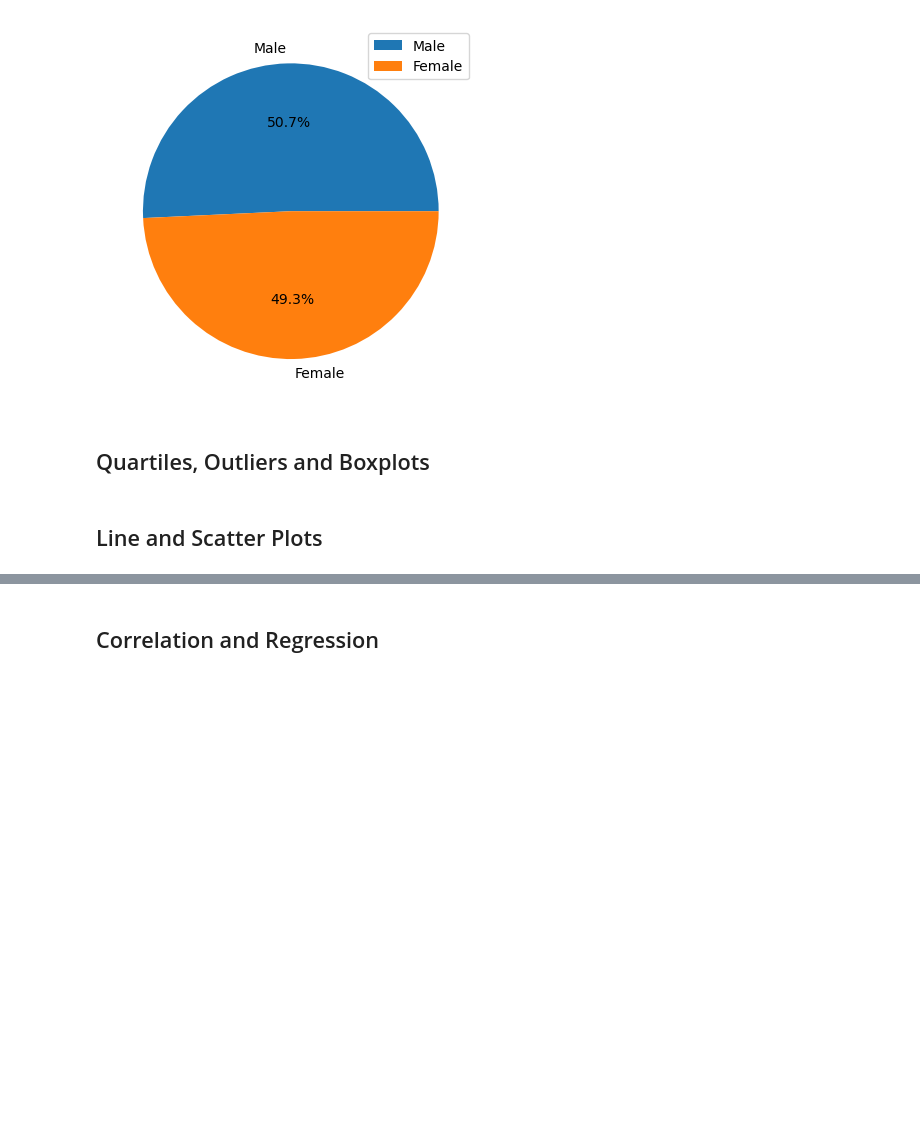
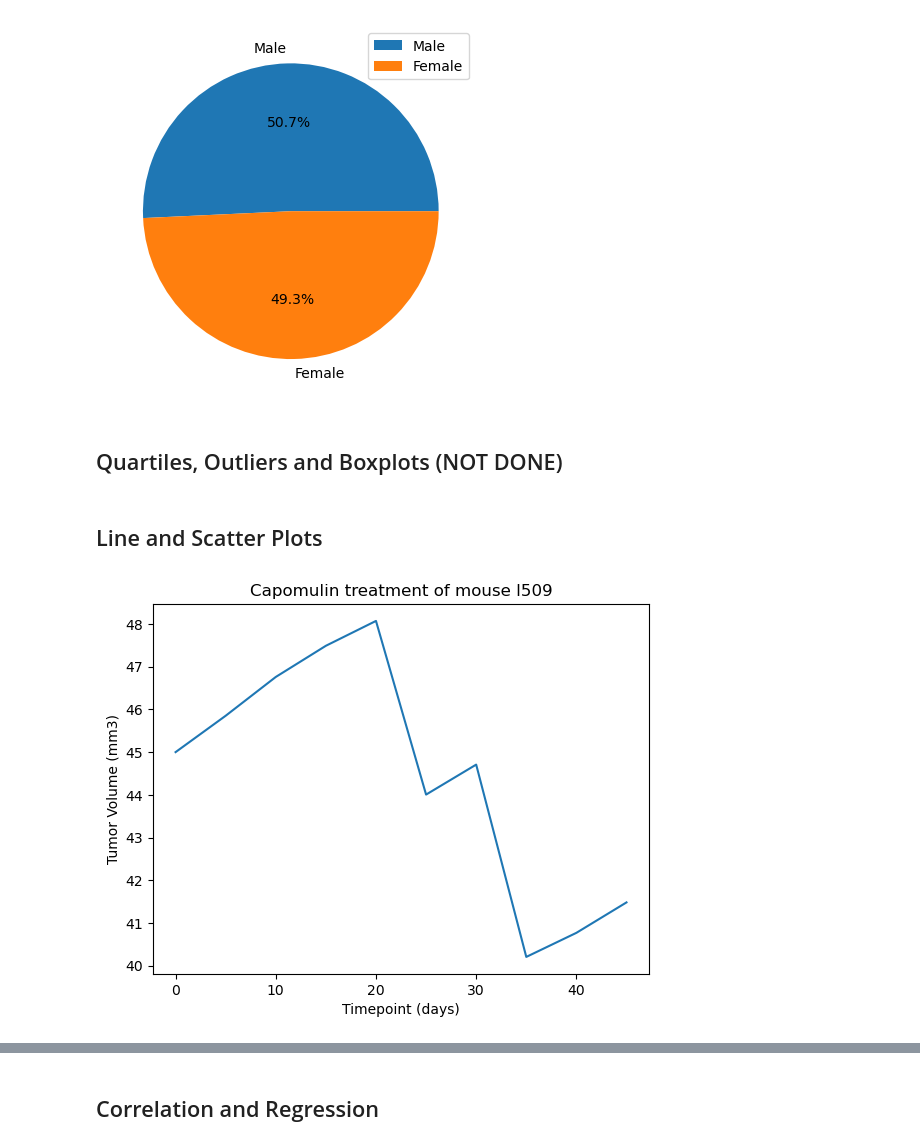
Before and after one commit to zqcushma/Pymaceuticals, a Jupyter notebook: my_work.ipynb, the cells around one changed output, grey strips where cells are left out. Drawn from its saved outputs; the diff is of its cells as text; code cells hidden in the pictures; blank space fills up the shorter version.

Commit message:
Near completion, still need the boxplot

```diff
--- a/my_work.ipynb
+++ b/my_work.ipynb
@@ -201,7 +194,7 @@ plt.show()
 # %% [output]
 [figure]
 # %% [markdown]
-## Quartiles, Outliers and Boxplots
+## Quartiles, Outliers and Boxplots (NOT DONE)
 # %%
 # Calculate the final tumor volume of each mouse across four of the treatment regimens:
 # Capomulin, Ramicane, Infubinol, and Ceftamin
@@ -233,3 +226,16 @@ plt.show()
 ## Line and Scatter Plots
 # %%
 # Generate a line plot of tumor volume vs. time point for a single mouse treated with Capomulin
+mouseID = 'l509'
+relData = cleanData.loc[cleanData['Mouse ID'] == mouseID]
+
+xValues = relData['Timepoint']
+yValues = relData['Tumor Volume (mm3)']
+
+plt.plot(xValues, yValues)
+plt.title(f'Capomulin treatment of mouse {mouseID}')
+plt.xlabel('Timepoint (days)')
+plt.ylabel('Tumor Volume (mm3)')
+plt.show()
+# %% [output]
+[figure, added]
```
Also changed, not shown: parts of 5 cells of this notebook.
